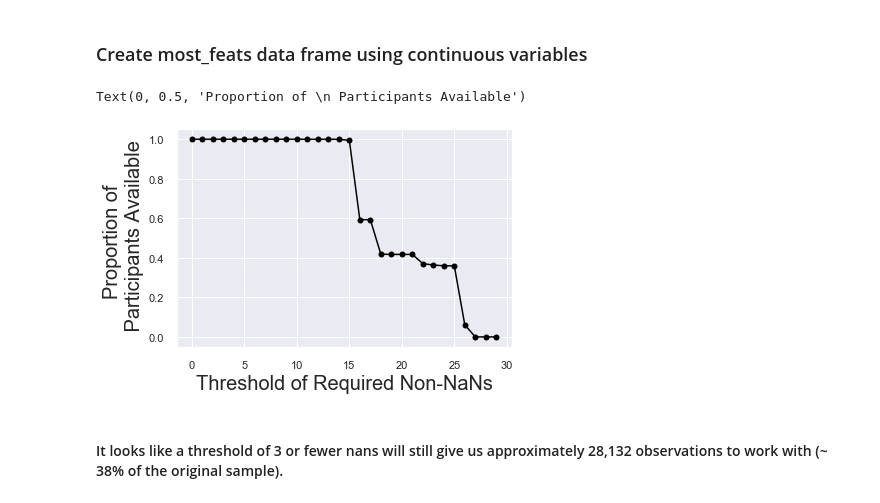
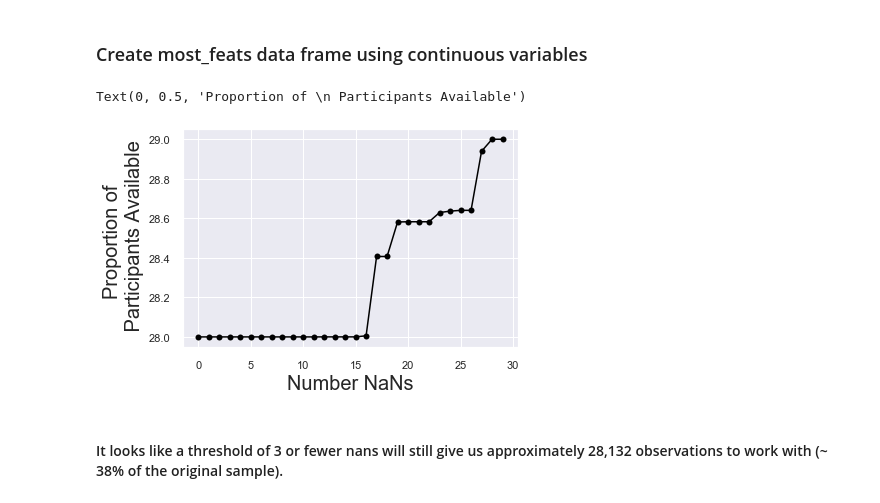
Before and after one commit to david-j-cox/GlimpseK12, a Jupyter notebook: Scripts/GlimpseK12 Blog.ipynb, the cells around one changed output. Saved outputs shown, nothing was run; the diff lists cells and outputs as text; code cells hidden in the pictures.

```diff
--- a/Scripts/GlimpseK12 Blog.ipynb
+++ b/Scripts/GlimpseK12 Blog.ipynb
@@ -97,19 +101,23 @@ Report generated with pandas-profiling.
 # %%
 # Determine how many observations we'd lose using different thresholds of nan counts.
 nan_choice = []
 for i in range(0, 30):
     most_feat = data.dropna(thresh=i)
     new_len = len(most_feat)
     new_len = new_len/len(data)
     nan_choice.append(new_len)
 
+reverse_nan = []
+for i in nan_choice:
+    val = 29 - i
+    reverse_nan.append(val)
 # Plot it
-plt.plot(nan_choice, marker='o', color='black')
-plt.xlabel('Threshold of Required Non-NaNs', fontsize='20')
+plt.plot(reverse_nan, marker='o', color='black')
+plt.xlabel('Number NaNs', fontsize='20')
 plt.ylabel('Proportion of \n Participants Available', fontsize='20')
 # %% [output]
 Text(0, 0.5, 'Proportion of \n Participants Available')
-[figure, old version]
+[figure, new version]
 # %% [markdown]
 #### It looks like a threshold of 3 or fewer nans will still give us approximately 28,132 observations to work with (~ 38% of the original sample).
 # %%
```
Also changed, not shown: parts of 1 cell of this notebook, 27 other files.
